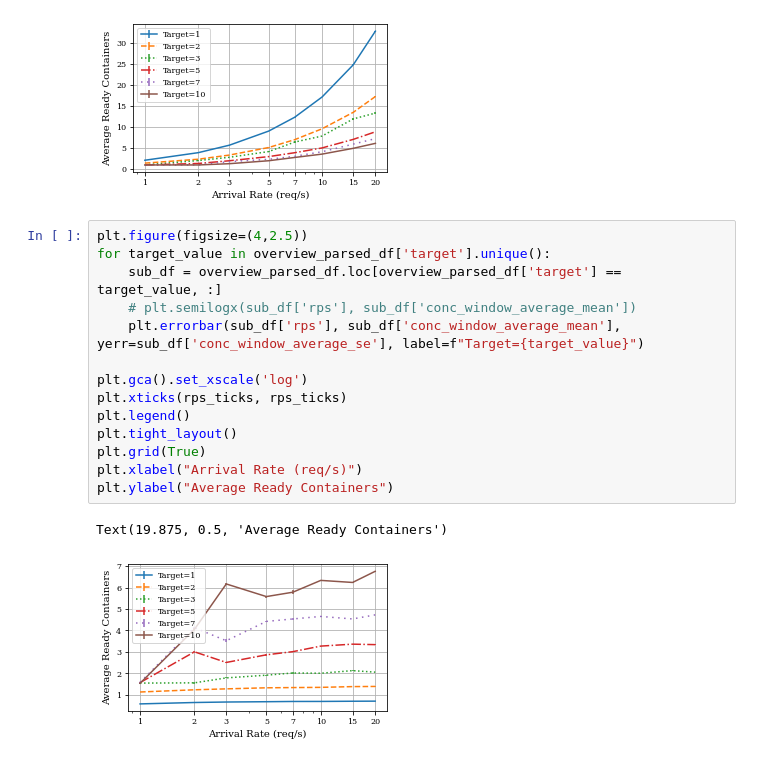
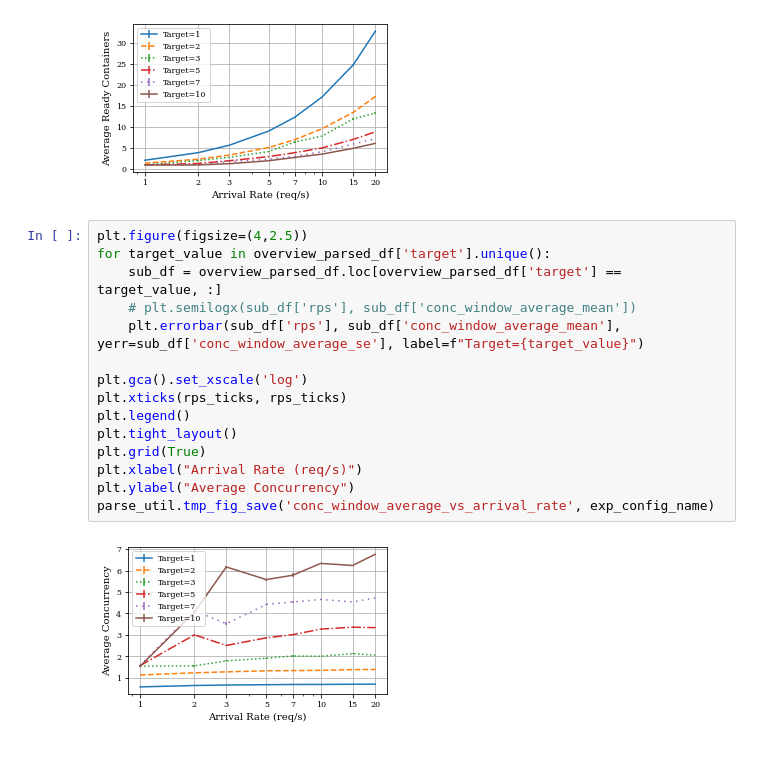
Before and after one commit to pacslab/conc-value-perf-modelling, a Jupyter notebook: experiments/parse_multiple.ipynb, the cells around one changed output. Cells and saved outputs as stored; diff of their text form.

Commit message:
minor plot change

```diff
--- a/experiments/parse_multiple.ipynb
+++ b/experiments/parse_multiple.ipynb
@@ -124,17 +124,17 @@ parse_util.tmp_fig_save('average_ready_containers_vs_arrival_rate', exp_config_n
 # %%
 plt.figure(figsize=(4,2.5))
 for target_value in overview_parsed_df['target'].unique():
     sub_df = overview_parsed_df.loc[overview_parsed_df['target'] == target_value, :]
     # plt.semilogx(sub_df['rps'], sub_df['conc_window_average_mean'])
     plt.errorbar(sub_df['rps'], sub_df['conc_window_average_mean'], yerr=sub_df['conc_window_average_se'], label=f"Target={target_value}")
 
 plt.gca().set_xscale('log')
 plt.xticks(rps_ticks, rps_ticks)
 plt.legend()
 plt.tight_layout()
 plt.grid(True)
 plt.xlabel("Arrival Rate (req/s)")
-plt.ylabel("Average Ready Containers")
+plt.ylabel("Average Concurrency")
+parse_util.tmp_fig_save('conc_window_average_vs_arrival_rate', exp_config_name)
 # %% [output]
-Text(19.875, 0.5, 'Average Ready Containers')
-[figure, old version]
+[figure, new version]
```
Also changed, not shown: 1 other file.
